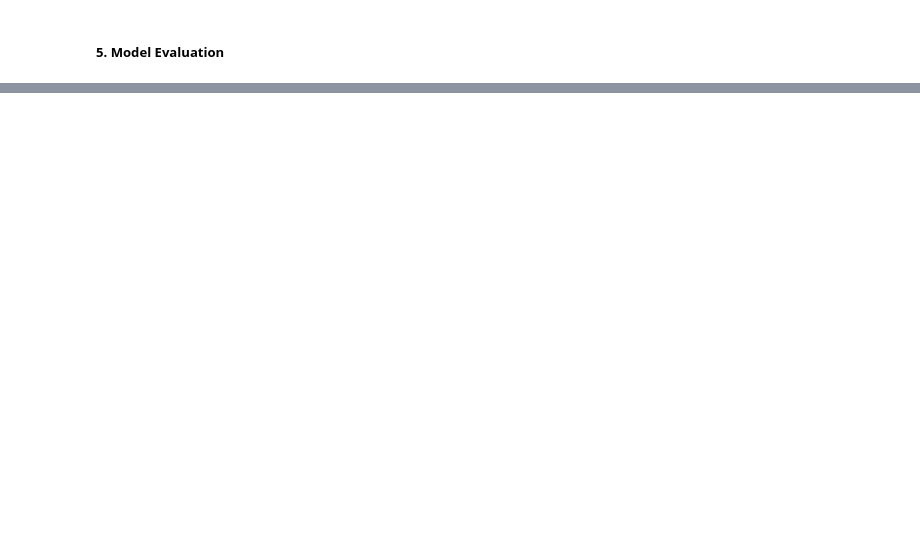
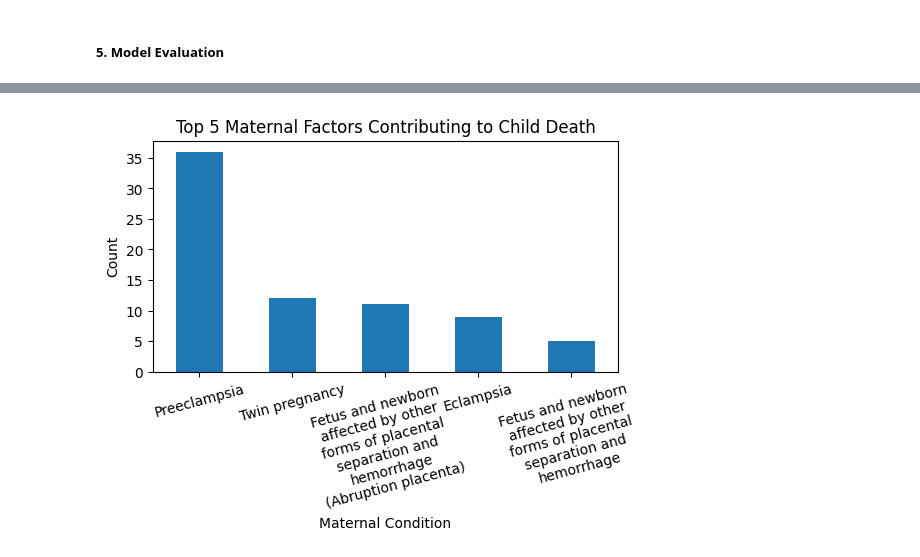
Before and after one commit to tirusew-7/EPHI-CHAMPS--Data-Analytics-Challenge, a Jupyter notebook: CHAMPS.ipynb, the cells around one changed output, grey strips where cells are left out. Cells and saved outputs as stored; diff of their text form; code cells hidden in the pictures; blank space fills up the shorter version.

```diff
--- a/CHAMPS.ipynb
+++ b/CHAMPS.ipynb
@@ -375,0 +381,14 @@ plt.show()
+# %%
+# C. Plot the top five maternal factors contributing to the child death
+top_maternal_factors = df_champs['maternal_condition'].value_counts().head(5)
+plt.figure(figsize=(6, 3))
+top_maternal_factors.plot(kind='bar', title='Top 5 Maternal Factors Contributing to Child Death')
+plt.xlabel('Maternal Condition')
+plt.ylabel('Count')
+plt.xticks(rotation=15)
+# Wrap xtick labels
+wrapped_labels = [textwrap.fill(label, width=20) for label in top_maternal_factors.index]
+plt.xticks(range(len(wrapped_labels)), wrapped_labels)
+plt.show()
+# %% [output]
+[figure, added]
```
Also changed, not shown: parts of 8 cells of this notebook.
